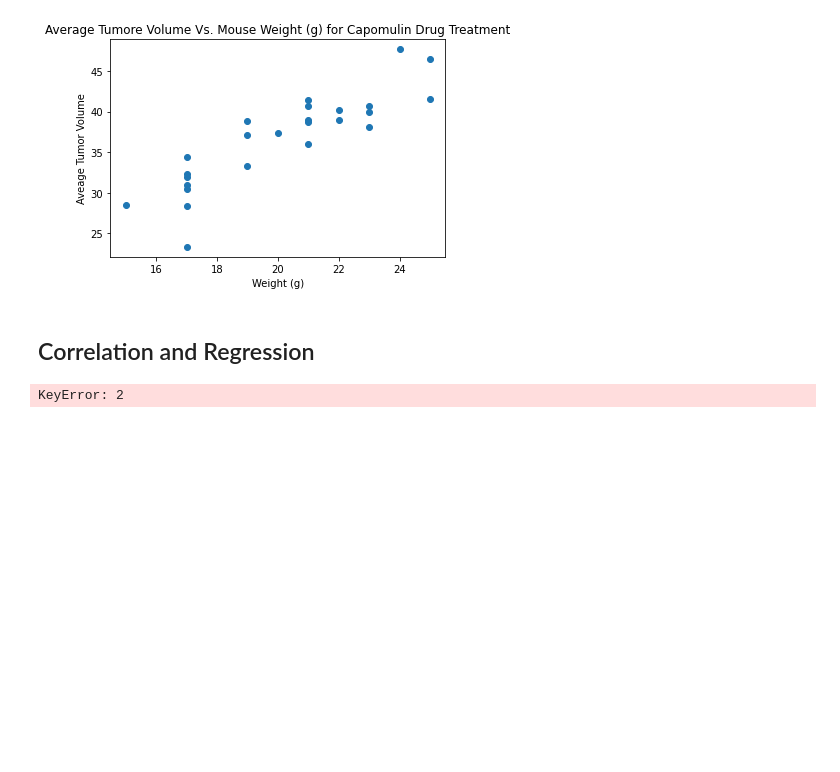
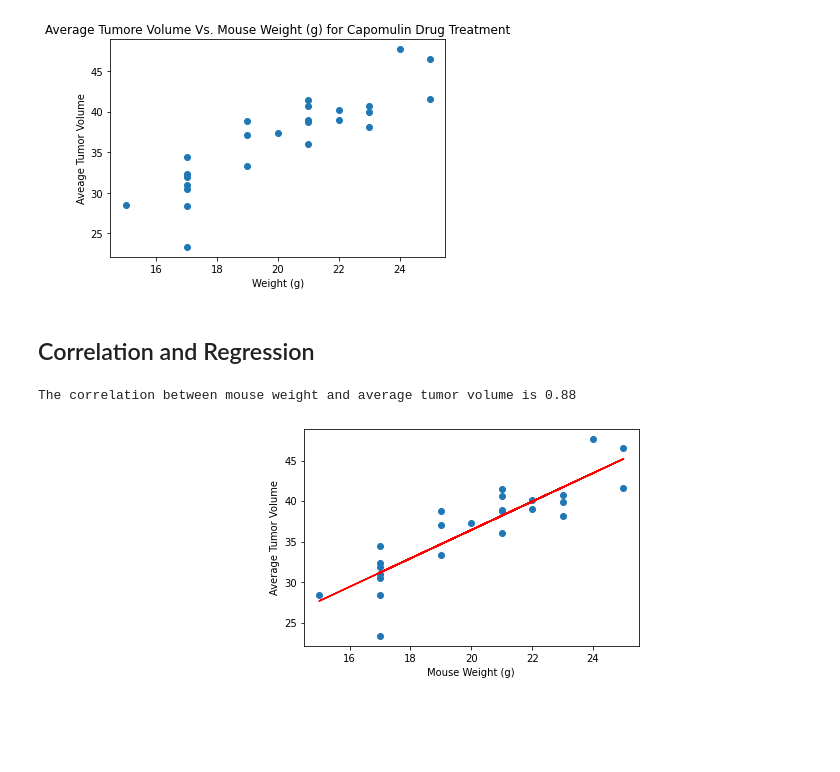
Before and after one commit to patelveronica/Matplotlib, a Jupyter notebook: Pymaceuticals/pymaceuticals_starter.ipynb, the cells around one changed output. Cells and saved outputs as stored; diff of their text form; code cells hidden in the pictures; blank space fills up the shorter version.

```diff
--- a/Pymaceuticals/pymaceuticals_starter.ipynb
+++ b/Pymaceuticals/pymaceuticals_starter.ipynb
@@ -533,11 +516,26 @@ plt.show()
 # Calculate the correlation coefficient and linear regression model
 # for mouse weight and average tumor volume for the Capomulin regimen
 # calculate the correlation coefficient
-# capo_tumor_avg = capomulin_df.groupby(["Mouse ID", "Weight (g)"])["Tumor Volume (mm3)"].mean().reset_index()
-# tumor_vol = capo_tumor_avg.loc[:,2]
-# # weight = capo_tumor_avg.loc[:,1]
-# # correlation = st.pearsonr(tumor_vol,weight)
-# # print(f"The correlation between mouse weight and average tumor volume is {round(correlation[0],2)}")
-# tumor_vol
+capo_tumor_avg = capomulin_df.groupby(["Mouse ID", "Weight (g)"])["Tumor Volume (mm3)"].mean().reset_index()
+tumor_vol = capo_tumor_avg["Tumor Volume (mm3)"]
+weight = capo_tumor_avg["Weight (g)"]
+correlation = st.pearsonr(tumor_vol,weight)
+print(f"The correlation between mouse weight and average tumor volume is {round(correlation[0],2)}")
 # %% [output]
-KeyError: 2
+The correlation between mouse weight and average tumor volume is 0.88
+# %%
+# linear regression model
+x_value = capo_tumor_avg['Weight (g)']
+y_value = capo_tumor_avg['Tumor Volume (mm3)']
+
+(slope, intercept, rvalue, pvalue, stderr) = linregress(x_value, y_value)
+regress_values = x_value * slope + intercept
+line_eq = "y = " + str(round(slope,2)) + "x + " + str(round(intercept,2))
+plt.scatter(x_value,y_value)
+plt.plot(x_value,regress_values,"r-")
+plt.annotate(line_eq,(6,10),fontsize=15,color="red")
+plt.xlabel('Mouse Weight (g)')
+plt.ylabel('Average Tumor Volume')
+plt.show()
+# %% [output]
+[figure, added]
```
Also changed, not shown: parts of 10 cells of this notebook.
